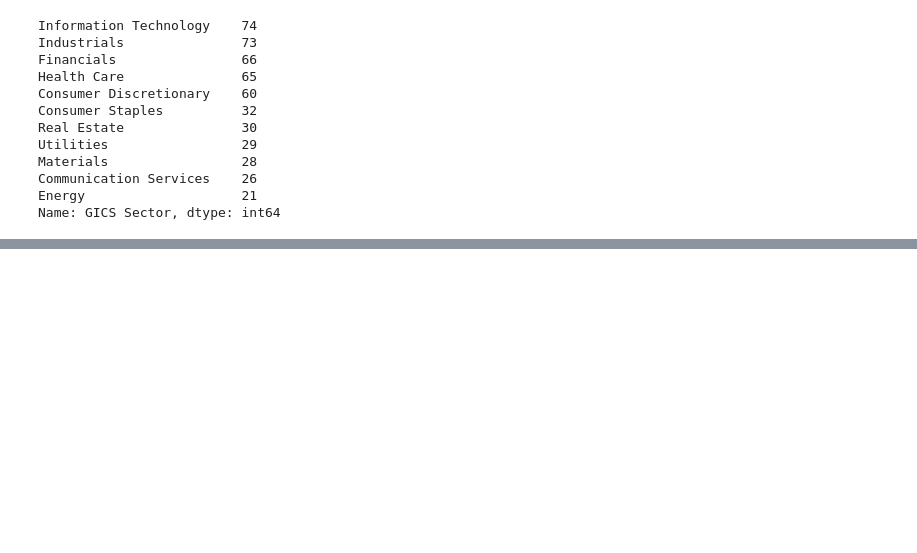
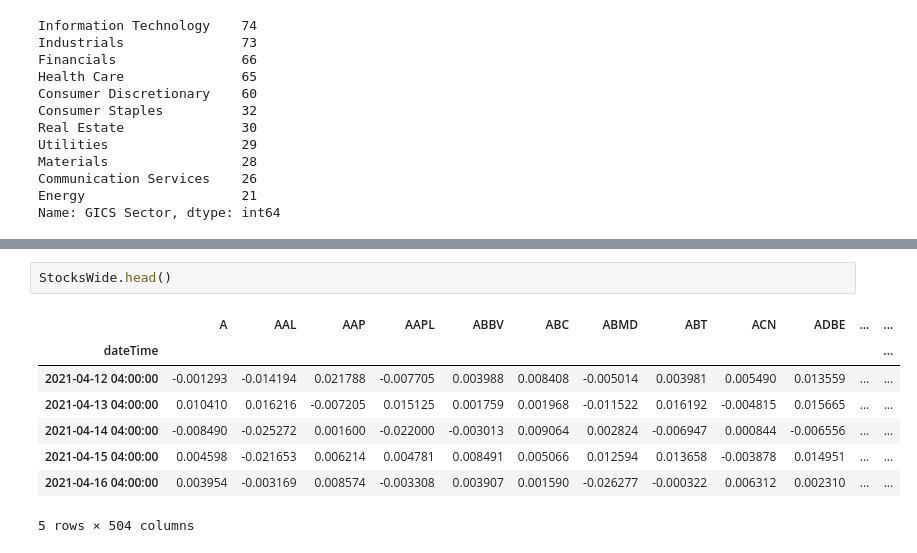
Before and after one commit to Analitico-771/machine_learning_index_prediction, a Jupyter notebook: DataPrep.ipynb, the cells around one changed output, grey strips where cells are left out. Saved outputs shown, nothing was run; the diff lists cells and outputs as text; blank space fills up the shorter version.

```diff
--- a/DataPrep.ipynb
+++ b/DataPrep.ipynb
@@ -123,0 +162,11 @@ KeyError: 'Industrials'
+# %%
+StocksWide.head()
+# %% [output]
+|  | A | AAL | AAP | AAPL | ABBV | ABC | ABMD | ABT | ACN | ADBE | ... | ... |
+| dateTime |  |  |  |  |  |  |  |  |  |  |  | ... |
+| 2021-04-12 04:00:00 | -0.001293 | -0.014194 | 0.021788 | -0.007705 | 0.003988 | 0.008408 | -0.005014 | 0.003981 | 0.005490 | 0.013559 | ... | ... |
+| 2021-04-13 04:00:00 | 0.010410 | 0.016216 | -0.007205 | 0.015125 | 0.001759 | 0.001968 | -0.011522 | 0.016192 | -0.004815 | 0.015665 | ... | ... |
+| 2021-04-14 04:00:00 | -0.008490 | -0.025272 | 0.001600 | -0.022000 | -0.003013 | 0.009064 | 0.002824 | -0.006947 | 0.000844 | -0.006556 | ... | ... |
+| 2021-04-15 04:00:00 | 0.004598 | -0.021653 | 0.006214 | 0.004781 | 0.008491 | 0.005066 | 0.012594 | 0.013658 | -0.003878 | 0.014951 | ... | ... |
+| 2021-04-16 04:00:00 | 0.003954 | -0.003169 | 0.008574 | -0.003308 | 0.003907 | 0.001590 | -0.026277 | -0.000322 | 0.006312 | 0.002310 | ... | ... |
+5 rows × 504 columns
```
Also changed, not shown: parts of 10 cells of this notebook, 3 other files.
